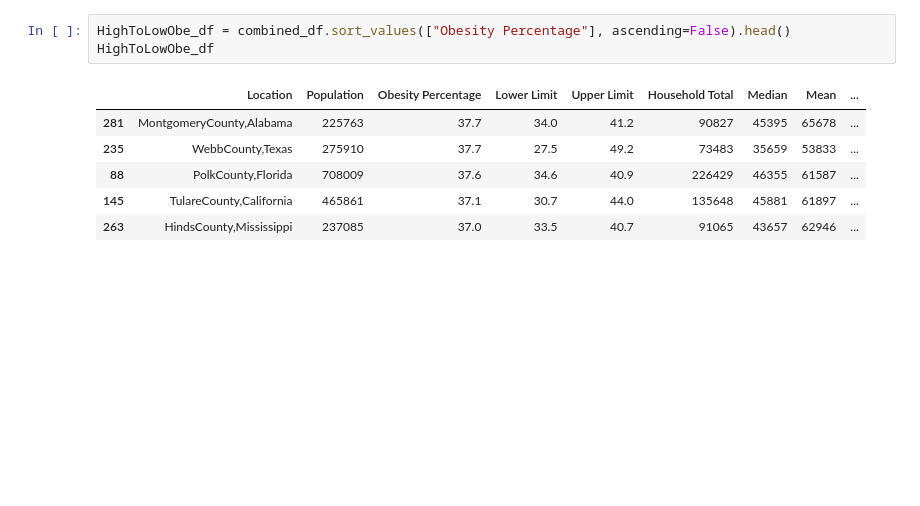
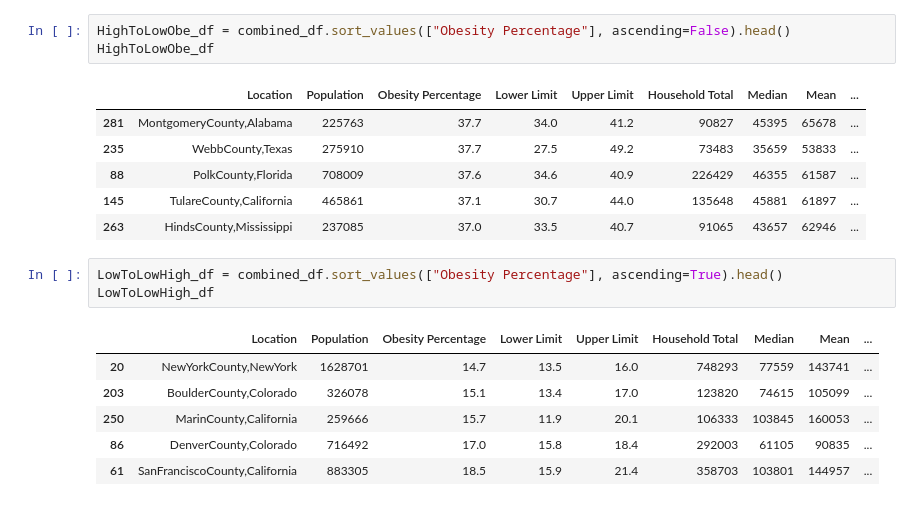
Before and after one commit to liliana-ilut/The-Mockingbirds, a Jupyter notebook: Clean Data/Graphs.ipynb, the cells around one changed output. Cells and saved outputs as stored; diff of their text form; blank space fills up the shorter version.

```diff
--- a/Clean Data/Graphs.ipynb
+++ b/Clean Data/Graphs.ipynb
@@ -195,3 +195,13 @@ HighToLowObe_df
 | 88 | PolkCounty,Florida | 708009 | 37.6 | 34.6 | 40.9 | 226429 | 46355 | 61587 | ... |
 | 145 | TulareCounty,California | 465861 | 37.1 | 30.7 | 44.0 | 135648 | 45881 | 61897 | ... |
 | 263 | HindsCounty,Mississippi | 237085 | 37.0 | 33.5 | 40.7 | 91065 | 43657 | 62946 | ... |
+# %%
+LowToLowHigh_df = combined_df.sort_values(["Obesity Percentage"], ascending=True).head()
+LowToLowHigh_df
+# %% [output]
+|  | Location | Population | Obesity Percentage | Lower Limit | Upper Limit | Household Total | Median | Mean | ... |
+| 20 | NewYorkCounty,NewYork | 1628701 | 14.7 | 13.5 | 16.0 | 748293 | 77559 | 143741 | ... |
+| 203 | BoulderCounty,Colorado | 326078 | 15.1 | 13.4 | 17.0 | 123820 | 74615 | 105099 | ... |
+| 250 | MarinCounty,California | 259666 | 15.7 | 11.9 | 20.1 | 106333 | 103845 | 160053 | ... |
+| 86 | DenverCounty,Colorado | 716492 | 17.0 | 15.8 | 18.4 | 292003 | 61105 | 90835 | ... |
+| 61 | SanFranciscoCounty,California | 883305 | 18.5 | 15.9 | 21.4 | 358703 | 103801 | 144957 | ... |
```
Also changed, not shown: parts of 5 cells of this notebook.
